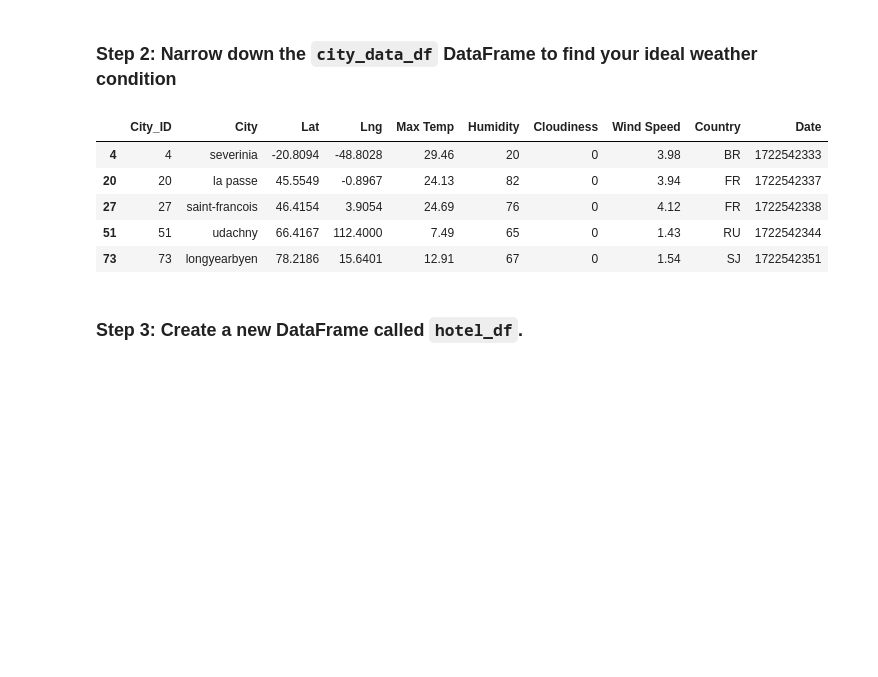
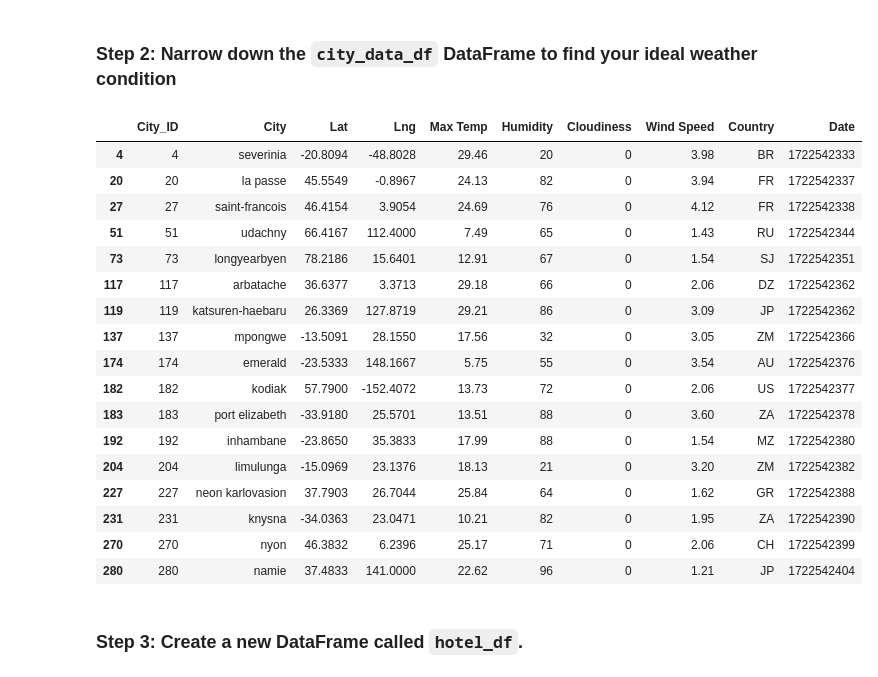
Before and after one commit to rinals/python-api-challenge, a Jupyter notebook: WeatherPy/VacationPy.ipynb, the cells around one changed output. Drawn from its saved outputs; the diff is of its cells as text; code cells hidden in the pictures; blank space fills up the shorter version.

```diff
--- a/WeatherPy/VacationPy.ipynb
+++ b/WeatherPy/VacationPy.ipynb
@@ -88,25 +45,37 @@ WARNING:param.GeoPointPlot02600: Cannot declare style mapping for 'size' option
 # %%
 # Narrow down cities that fit criteria and drop any results with null values
 # A max temperature lower than 27 degrees but higher than 21
 # Wind speed less than 4.5 m/s
 # Zero cloudiness
 # YOUR CODE HERE
 filtered_df = city_data_df[(city_data_df['Max Temp'] < 30 ) &
                            (city_data_df['Wind Speed'] < 4.5) &
                            (city_data_df['Cloudiness'] == 0)]
 
 # Drop any rows with null values
 filtered_df = filtered_df.dropna()
 
 # Display sample data
-filtered_df.head()
+filtered_df.head(17)
 # %% [output]
 |  | City_ID | City | Lat | Lng | Max Temp | Humidity | Cloudiness | Wind Speed | Country | Date |
 | 4 | 4 | severinia | -20.8094 | -48.8028 | 29.46 | 20 | 0 | 3.98 | BR | 1722542333 |
 | 20 | 20 | la passe | 45.5549 | -0.8967 | 24.13 | 82 | 0 | 3.94 | FR | 1722542337 |
 | 27 | 27 | saint-francois | 46.4154 | 3.9054 | 24.69 | 76 | 0 | 4.12 | FR | 1722542338 |
 | 51 | 51 | udachny | 66.4167 | 112.4000 | 7.49 | 65 | 0 | 1.43 | RU | 1722542344 |
 | 73 | 73 | longyearbyen | 78.2186 | 15.6401 | 12.91 | 67 | 0 | 1.54 | SJ | 1722542351 |
+| 117 | 117 | arbatache | 36.6377 | 3.3713 | 29.18 | 66 | 0 | 2.06 | DZ | 1722542362 |
+| 119 | 119 | katsuren-haebaru | 26.3369 | 127.8719 | 29.21 | 86 | 0 | 3.09 | JP | 1722542362 |
+| 137 | 137 | mpongwe | -13.5091 | 28.1550 | 17.56 | 32 | 0 | 3.05 | ZM | 1722542366 |
+| 174 | 174 | emerald | -23.5333 | 148.1667 | 5.75 | 55 | 0 | 3.54 | AU | 1722542376 |
+| 182 | 182 | kodiak | 57.7900 | -152.4072 | 13.73 | 72 | 0 | 2.06 | US | 1722542377 |
+| 183 | 183 | port elizabeth | -33.9180 | 25.5701 | 13.51 | 88 | 0 | 3.60 | ZA | 1722542378 |
+| 192 | 192 | inhambane | -23.8650 | 35.3833 | 17.99 | 88 | 0 | 1.54 | MZ | 1722542380 |
+| 204 | 204 | limulunga | -15.0969 | 23.1376 | 18.13 | 21 | 0 | 3.20 | ZM | 1722542382 |
+| 227 | 227 | neon karlovasion | 37.7903 | 26.7044 | 25.84 | 64 | 0 | 1.62 | GR | 1722542388 |
+| 231 | 231 | knysna | -34.0363 | 23.0471 | 10.21 | 82 | 0 | 1.95 | ZA | 1722542390 |
+| 270 | 270 | nyon | 46.3832 | 6.2396 | 25.17 | 71 | 0 | 2.06 | CH | 1722542399 |
+| 280 | 280 | namie | 37.4833 | 141.0000 | 22.62 | 96 | 0 | 1.21 | JP | 1722542404 |
 # %% [markdown]
 ### Step 3: Create a new DataFrame called `hotel_df`.
 # %%
```
Also changed, not shown: parts of 4 cells of this notebook.
